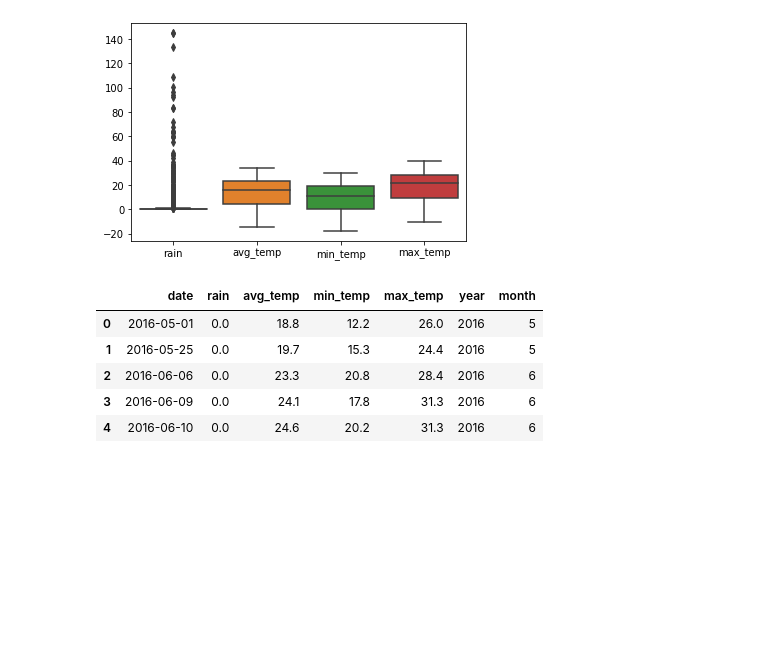
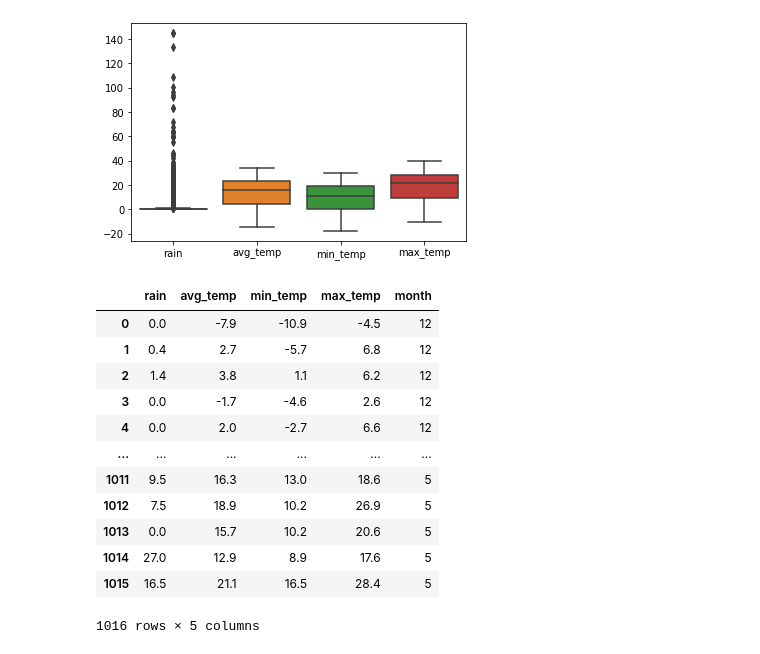
Before and after one commit to Hyeryeong-Cho/TIL, a Jupyter notebook: ML/빅분기실기_서울시모기발생상황지표_210617.ipynb, the cells around one changed output. Drawn from its saved outputs; the diff is of its cells as text; code cells hidden in the pictures; blank space fills up the shorter version.

```diff
--- a/ML/빅분기실기_서울시모기발생상황지표_210617.ipynb
+++ b/ML/빅분기실기_서울시모기발생상황지표_210617.ipynb
@@ -90,16 +72,9 @@ sns.boxplot( data = train_x)
 # yyyy-mm-dd에서 년도와 월 데이터 생성
 def processing(df):
     df['date'] = pd.to_datetime(df['date'])
-    df['year'] = df['date'].dt.year
     df['month'] = df['date'].dt.month
-    return df.head()
+    df.drop(['date'], axis = 1, inplace = True)
+    return df
 # %%
-processing(train_x)
-processing(test_x)
+train_x = processing(train_x)
+test_x =processing(test_x)
-# %% [output]
-|  | date | rain | avg_temp | min_temp | max_temp | year | month |
-| 0 | 2016-05-01 | 0.0 | 18.8 | 12.2 | 26.0 | 2016 | 5 |
-| 1 | 2016-05-25 | 0.0 | 19.7 | 15.3 | 24.4 | 2016 | 5 |
-| 2 | 2016-06-06 | 0.0 | 23.3 | 20.8 | 28.4 | 2016 | 6 |
-| 3 | 2016-06-09 | 0.0 | 24.1 | 17.8 | 31.3 | 2016 | 6 |
-| 4 | 2016-06-10 | 0.0 | 24.6 | 20.2 | 31.3 | 2016 | 6 |
@@ -118,0 +81,16 @@ X_test = scaler.transform(scaled_test)
+# %%
+train_x
+# %% [output]
+|  | rain | avg_temp | min_temp | max_temp | month |
+| 0 | 0.0 | -7.9 | -10.9 | -4.5 | 12 |
+| 1 | 0.4 | 2.7 | -5.7 | 6.8 | 12 |
+| 2 | 1.4 | 3.8 | 1.1 | 6.2 | 12 |
+| 3 | 0.0 | -1.7 | -4.6 | 2.6 | 12 |
+| 4 | 0.0 | 2.0 | -2.7 | 6.6 | 12 |
+| ... | ... | ... | ... | ... | ... |
+| 1011 | 9.5 | 16.3 | 13.0 | 18.6 | 5 |
+| 1012 | 7.5 | 18.9 | 10.2 | 26.9 | 5 |
+| 1013 | 0.0 | 15.7 | 10.2 | 20.6 | 5 |
+| 1014 | 27.0 | 12.9 | 8.9 | 17.6 | 5 |
+| 1015 | 16.5 | 21.1 | 16.5 | 28.4 | 5 |
+1016 rows × 5 columns
```
Also changed, not shown: parts of 21 cells of this notebook, 1 other file.
